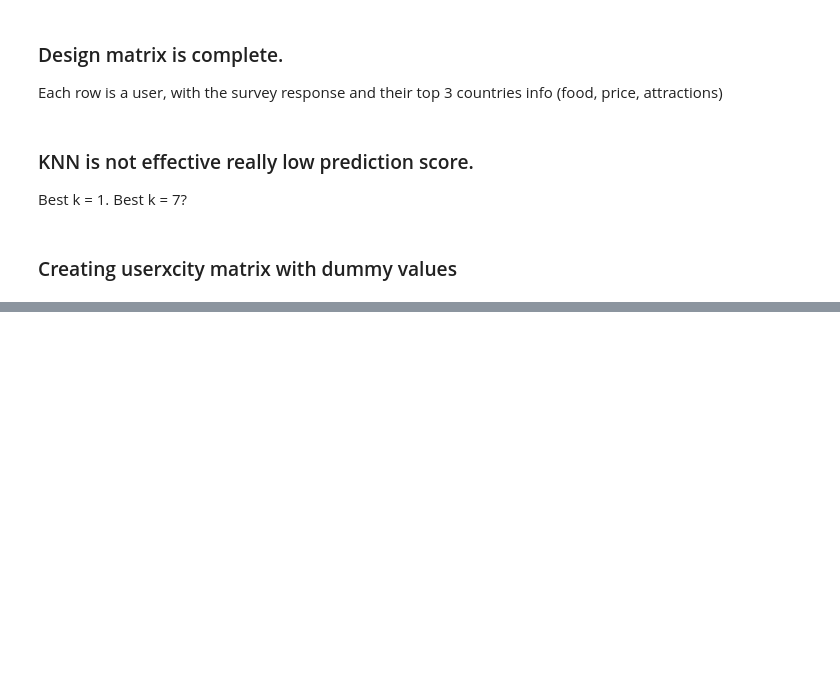
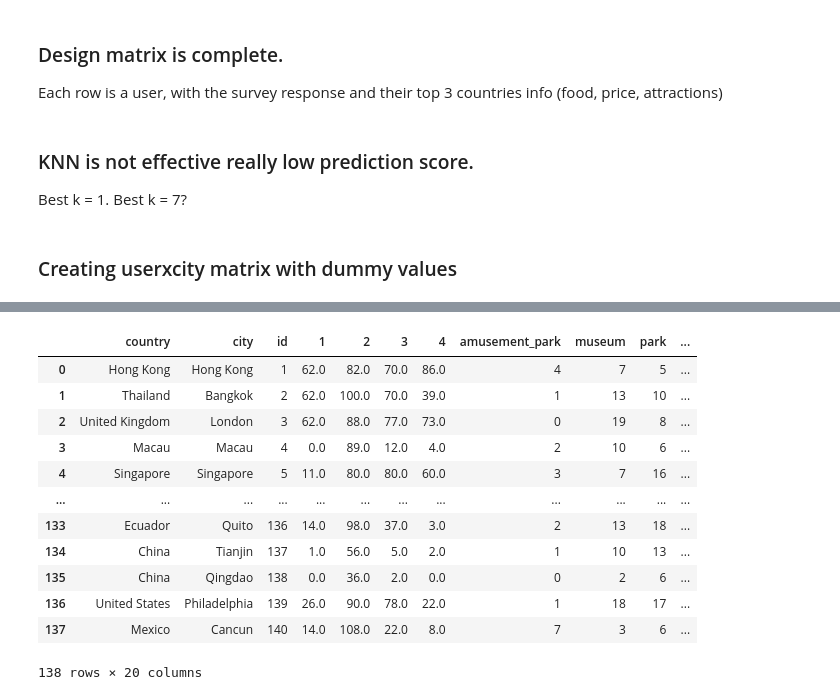
Before and after one commit to Maddienis/travel_app_sm, a Jupyter notebook: notebooks/user_city_matrix.ipynb, the cells around one changed output, grey strips where cells are left out. Drawn from its saved outputs; the diff is of its cells as text; code cells hidden in the pictures; blank space fills up the shorter version.

```diff
--- a/notebooks/user_city_matrix.ipynb
+++ b/notebooks/user_city_matrix.ipynb
@@ -450,2 +984,18 @@ user
+# %%
+city_
+# %% [output]
+|  | country | city | id | 1 | 2 | 3 | 4 | amusement_park | museum | park | ... |
+| 0 | Hong Kong | Hong Kong | 1 | 62.0 | 82.0 | 70.0 | 86.0 | 4 | 7 | 5 | ... |
+| 1 | Thailand | Bangkok | 2 | 62.0 | 100.0 | 70.0 | 39.0 | 1 | 13 | 10 | ... |
+| 2 | United Kingdom | London | 3 | 62.0 | 88.0 | 77.0 | 73.0 | 0 | 19 | 8 | ... |
+| 3 | Macau | Macau | 4 | 0.0 | 89.0 | 12.0 | 4.0 | 2 | 10 | 6 | ... |
+| 4 | Singapore | Singapore | 5 | 11.0 | 80.0 | 80.0 | 60.0 | 3 | 7 | 16 | ... |
+| ... | ... | ... | ... | ... | ... | ... | ... | ... | ... | ... | ... |
+| 133 | Ecuador | Quito | 136 | 14.0 | 98.0 | 37.0 | 3.0 | 2 | 13 | 18 | ... |
+| 134 | China | Tianjin | 137 | 1.0 | 56.0 | 5.0 | 2.0 | 1 | 10 | 13 | ... |
+| 135 | China | Qingdao | 138 | 0.0 | 36.0 | 2.0 | 0.0 | 0 | 2 | 6 | ... |
+| 136 | United States | Philadelphia | 139 | 26.0 | 90.0 | 78.0 | 22.0 | 1 | 18 | 17 | ... |
+| 137 | Mexico | Cancun | 140 | 14.0 | 108.0 | 22.0 | 8.0 | 7 | 3 | 6 | ... |
+138 rows × 20 columns
 # %%
 df3 = pd.merge(city_,user,on='key').drop('key',axis=1)
```
Also changed, not shown: parts of 46 cells of this notebook, 1 other file.
